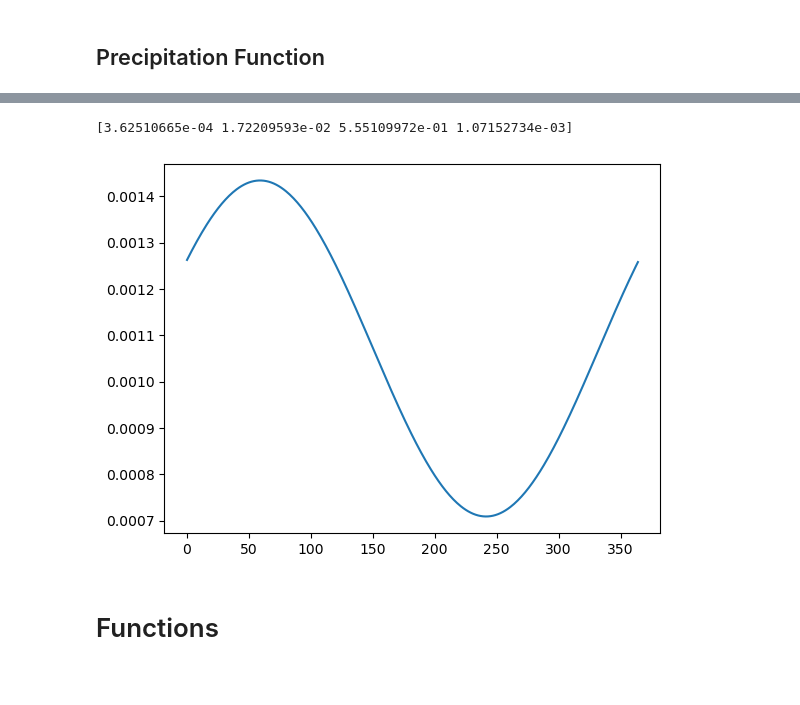
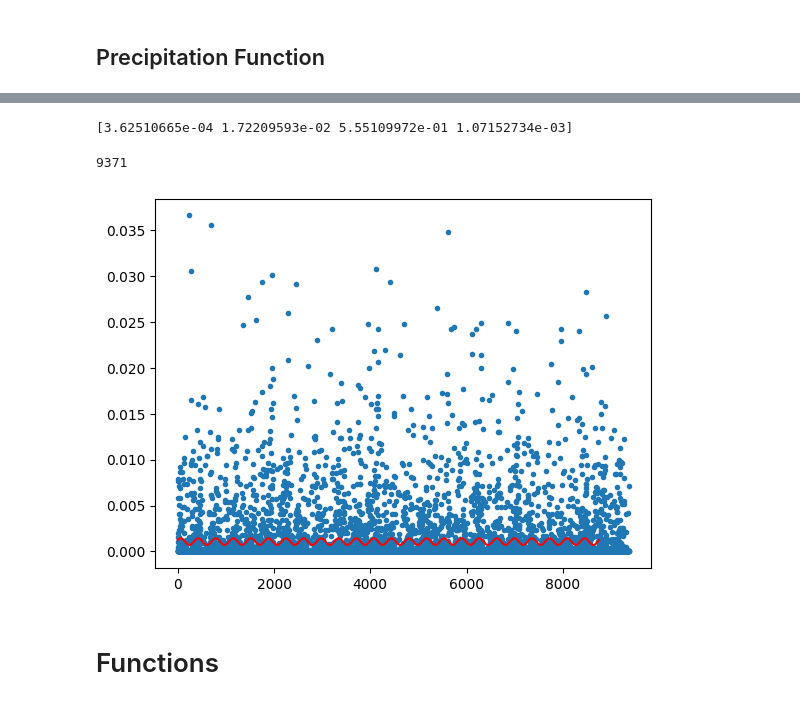
Before and after one commit to danilomcmaster/GSLModel, a Jupyter notebook: precip.ipynb, the cells around one changed output, grey strips where cells are left out. Drawn from its saved outputs; the diff is of its cells as text; code cells hidden in the pictures.

```diff
--- a/precip.ipynb
+++ b/precip.ipynb
@@ -51,13 +51,17 @@ A_fit, B_fit, phi_fit, C_fit = params
 df["fit"] = sinusoid(x, A_fit, B_fit, phi_fit, C_fit)
 # %%
 print(params)
+len(prcp_vals)
 # %% [output]
 [3.62510665e-04 1.72209593e-02 5.55109972e-01 1.07152734e-03]
+9371
 # %%
-plt.plot(x[:365], df["fit"][:365])
+plt.scatter(np.arange(9371), prcp_vals, marker='.')
+plt.plot(np.arange(365*24), list(df["fit"][:365])*24, color='red')
+
 plt.show()
 # %% [output]
-[figure, old version]
+[figure, new version]
 # %% [markdown]
 # Functions
 # %%
```
Also changed, not shown: parts of 1 cell of this notebook, 8 other files.
